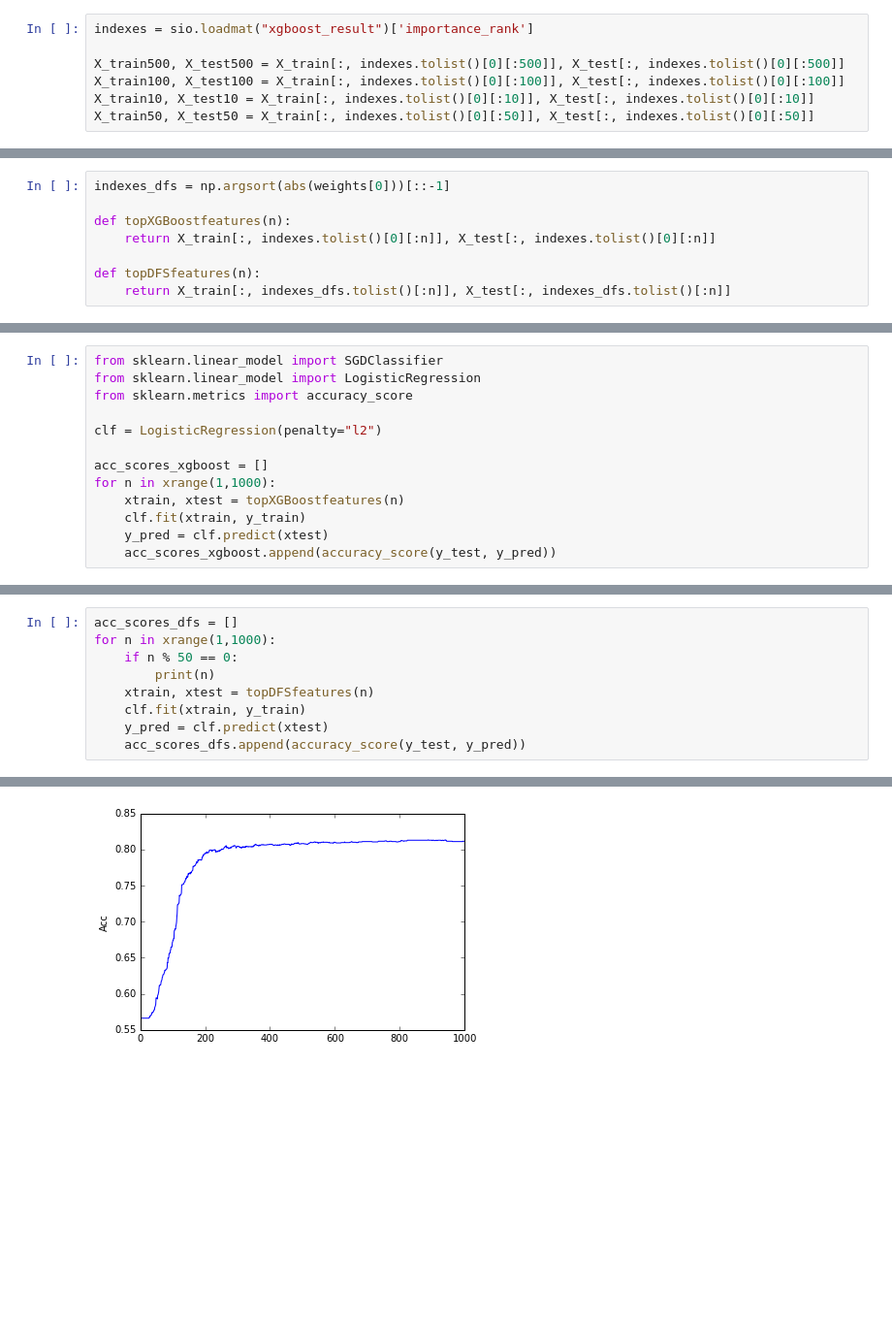
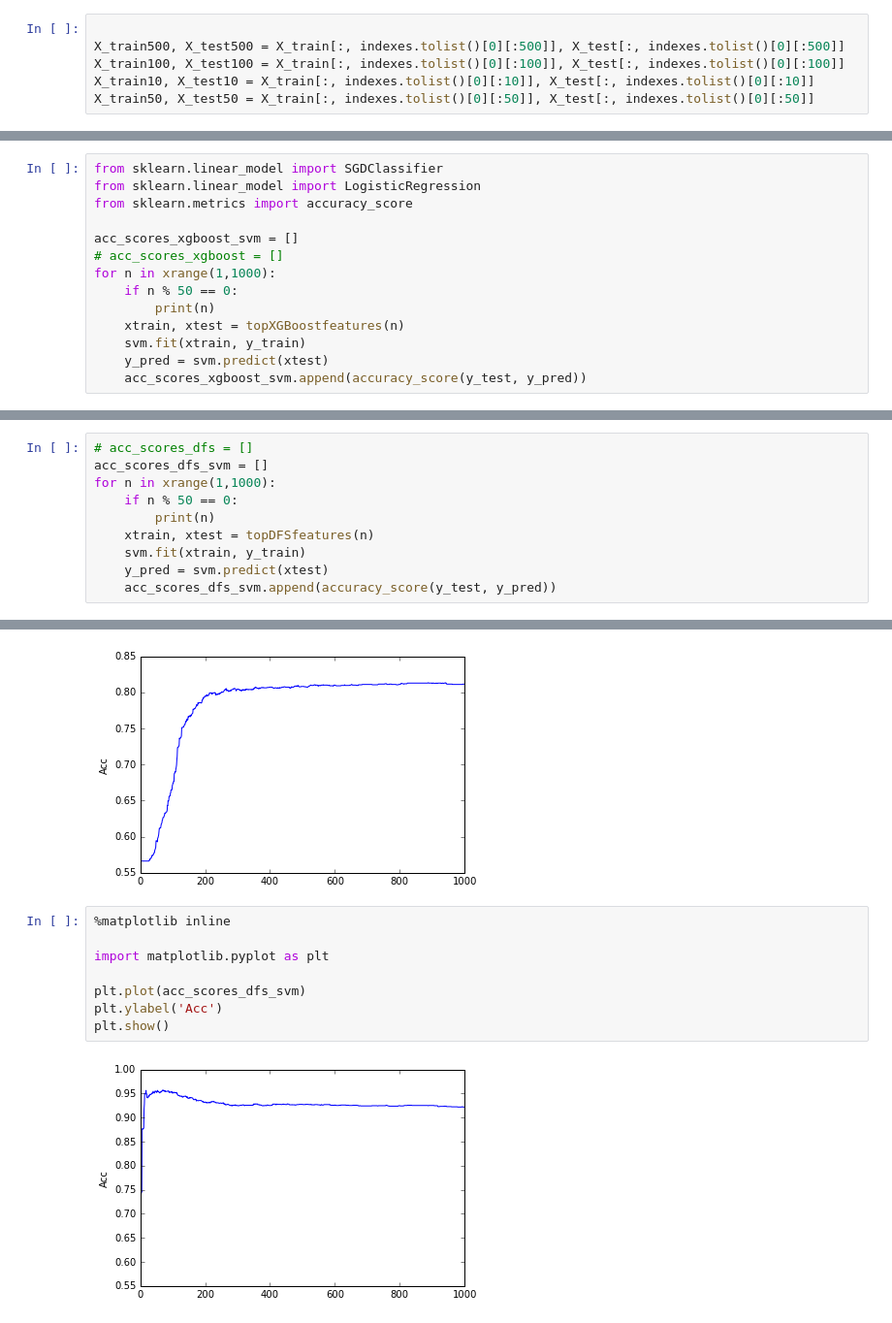
Before and after one commit to tonyabracadabra/DeepFeatureSelection--Tensorflow, a Jupyter notebook: ATest!.ipynb, the cells around one changed output, grey strips where cells are left out. Shown: that part at 97% size. Cells and saved outputs as stored; diff of their text form; blank space fills up the shorter version.

```diff
--- a/ATest!.ipynb
+++ b/ATest!.ipynb
@@ -29,6 +19,5 @@ columnNames = ourdataB['columnNames']
 X_train, X_test, y_train, y_test = train_test_split(inputX, inputY, test_size=0.2, random_state=42)
 # %%
-indexes = sio.loadmat("xgboost_result")['importance_rank']
 
 X_train500, X_test500 = X_train[:, indexes.tolist()[0][:500]], X_test[:, indexes.tolist()[0][:500]]
 X_train100, X_test100 = X_train[:, indexes.tolist()[0][:100]], X_test[:, indexes.tolist()[0][:100]]
@@ -214,14 +202,6 @@ High five! You successfuly sent some data to your account on plotly. View your p
 # %%
 keke_train = X_train[:,np.argwhere(abs(weights[0])>0.15).reshape(294,)]
 keke_test = X_test[:,np.argwhere(abs(weights[0])>0.15).reshape(294,)]
-# %%
-indexes_dfs = np.argsort(abs(weights[0]))[::-1]
-
-def topXGBoostfeatures(n):
-    return X_train[:, indexes.tolist()[0][:n]], X_test[:, indexes.tolist()[0][:n]]
-
-def topDFSfeatures(n):
-    return X_train[:, indexes_dfs.tolist()[:n]], X_test[:, indexes_dfs.tolist()[:n]]
 # %%
 dfs_train500
 # %% [output]
@@ -235,11 +215,12 @@ from sklearn.linear_model import SGDClassifier
 from sklearn.linear_model import LogisticRegression
 from sklearn.metrics import accuracy_score
 
-clf = LogisticRegression(penalty="l2")
-
-acc_scores_xgboost = []
+acc_scores_xgboost_svm = []
+# acc_scores_xgboost = []
 for n in xrange(1,1000):
+    if n % 50 == 0:
+        print(n)
     xtrain, xtest = topXGBoostfeatures(n)
-    clf.fit(xtrain, y_train)
-    y_pred = clf.predict(xtest)
-    acc_scores_xgboost.append(accuracy_score(y_test, y_pred))
+    svm.fit(xtrain, y_train)
+    y_pred = svm.predict(xtest)
+    acc_scores_xgboost_svm.append(accuracy_score(y_test, y_pred))
@@ -246,12 +247,13 @@ for n in xrange(1,1000):
 # %%
-acc_scores_dfs = []
+# acc_scores_dfs = []
+acc_scores_dfs_svm = []
 for n in xrange(1,1000):
     if n % 50 == 0:
         print(n)
     xtrain, xtest = topDFSfeatures(n)
-    clf.fit(xtrain, y_train)
-    y_pred = clf.predict(xtest)
-    acc_scores_dfs.append(accuracy_score(y_test, y_pred))
+    svm.fit(xtrain, y_train)
+    y_pred = svm.predict(xtest)
+    acc_scores_dfs_svm.append(accuracy_score(y_test, y_pred))
 # %% [output]
 50
 100
@@ -300,3 +315,13 @@ plt.ylabel('Acc')
 plt.show()
 # %% [output]
 [figure]
+# %%
+%matplotlib inline
+
+import matplotlib.pyplot as plt
+
+plt.plot(acc_scores_dfs_svm)
+plt.ylabel('Acc')
+plt.show()
+# %% [output]
+[figure, added]
```
Also changed, not shown: parts of 20 cells of this notebook, 7 other files.
